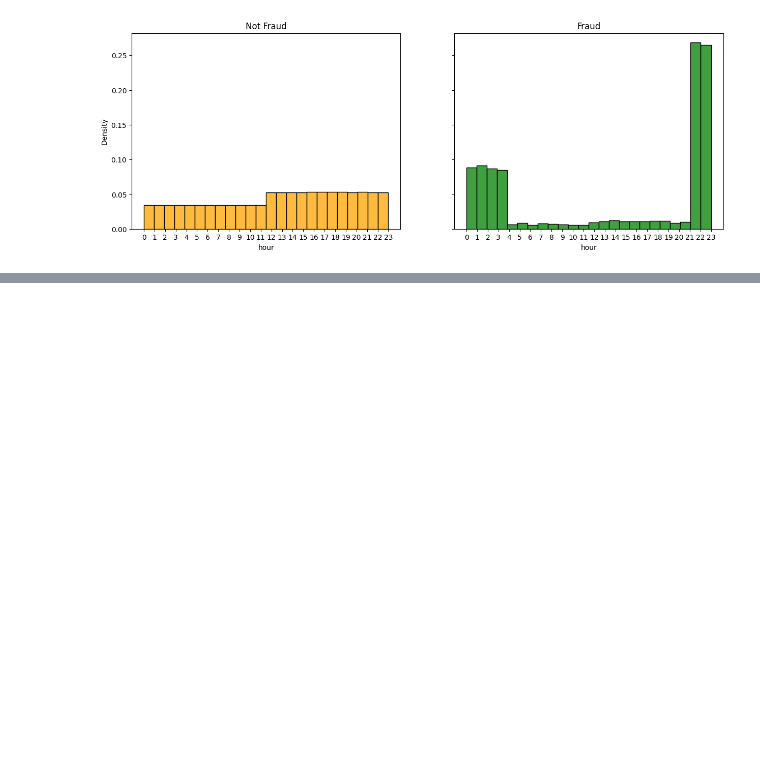
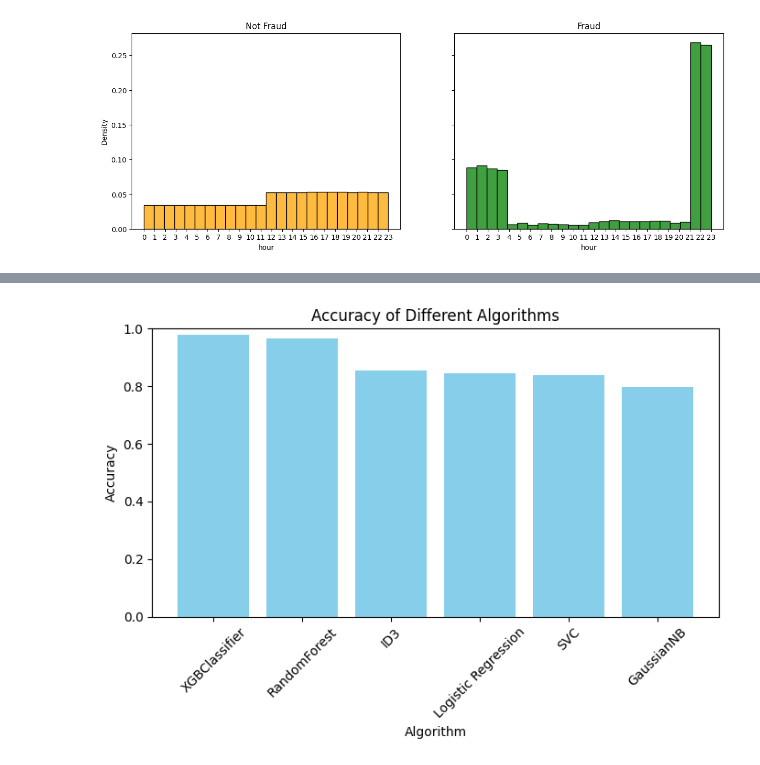
Before and after one commit to vamsikrishna077/CODEWAY, a Jupyter notebook: fraudtrans.ipynb, the cells around one changed output, grey strips where cells are left out. Cells and saved outputs as stored; diff of their text form; code cells hidden in the pictures; blank space fills up the shorter version.

```diff
--- a/fraudtrans.ipynb
+++ b/fraudtrans.ipynb
@@ -179,0 +226,5 @@ train_d['merchant'] = train_d['merchant'].apply(lambda x : x.replace('fraud_',''
+# %%
+from sklearn.preprocessing import StandardScaler
+scaler = StandardScaler()
+X_train = scaler.fit_transform(X_train)
+X_test = scaler.transform(X_test)
@@ -179,0 +310,10 @@ train_d['merchant'] = train_d['merchant'].apply(lambda x : x.replace('fraud_',''
+# %%
+RF = RandomForestClassifier(n_estimators=100, random_state=0)
+RF.fit(X_train_imputed, y_train)
+
+predict_RF = RF.predict(X_test_imputed)
+
+# Evaluate the model
+print(classification_report(y_test, predict_RF))
+RF_accuracy = accuracy_score(predict_RF, y_test)
+print('Random Forest model accuracy is: {:.2f}%'.format(RF_accuracy * 100))
@@ -179,0 +331,12 @@ train_d['merchant'] = train_d['merchant'].apply(lambda x : x.replace('fraud_',''
+# %%
+from xgboost import XGBClassifier
+XGB = XGBClassifier(random_state=0)
+XGB.fit(X_train_imputed, y_train)
+
+# Make predictions on the test set
+predict_XGB = XGB.predict(X_test_imputed)
+
+# Evaluate the model
+print(classification_report(y_test, predict_XGB))
+XGB_accuracy = accuracy_score(predict_XGB, y_test)
+print('XGBoost model accuracy is: {:.2f}%'.format(XGB_accuracy * 100))
@@ -179,0 +354,7 @@ train_d['merchant'] = train_d['merchant'].apply(lambda x : x.replace('fraud_',''
+# %%
+Algorithms = ['XGBClassifier', 'RandomForest', 'ID3', 'Logistic Regression', 'SVC', 'GaussianNB']
+accuracy = [XGB_accuracy, RF_accuracy, ID3_accuracy, LR_accuracy, sv_accuracy, nv_accuracy]
+
+FinalResult=pd.DataFrame({'Algorithm':Algorithms, 'Accuracy':accuracy})
+
+FinalResult
@@ -179,0 +369,13 @@ train_d['merchant'] = train_d['merchant'].apply(lambda x : x.replace('fraud_',''
+# %%
+plt.figure(figsize=(7, 5))
+plt.bar(FinalResult['Algorithm'], FinalResult['Accuracy'], color='skyblue')
+plt.xlabel('Algorithm')
+plt.ylabel('Accuracy')
+plt.title('Accuracy of Different Algorithms')
+plt.ylim(0, 1)  # Set the limit of y-axis from 0 to 1 (accuracy ranges from 0 to 1)
+plt.xticks(rotation=45)  # Rotate x-axis labels for better visibility
+
+plt.tight_layout()  # Adjust layout to prevent clipping of labels
+plt.show()
+# %% [output]
+[figure, added]
```
Also changed, not shown: parts of 20 cells of this notebook.
